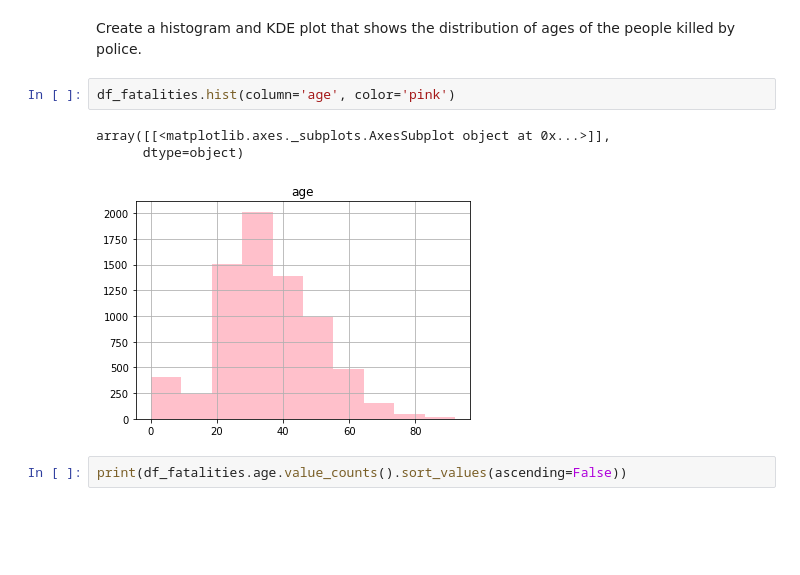
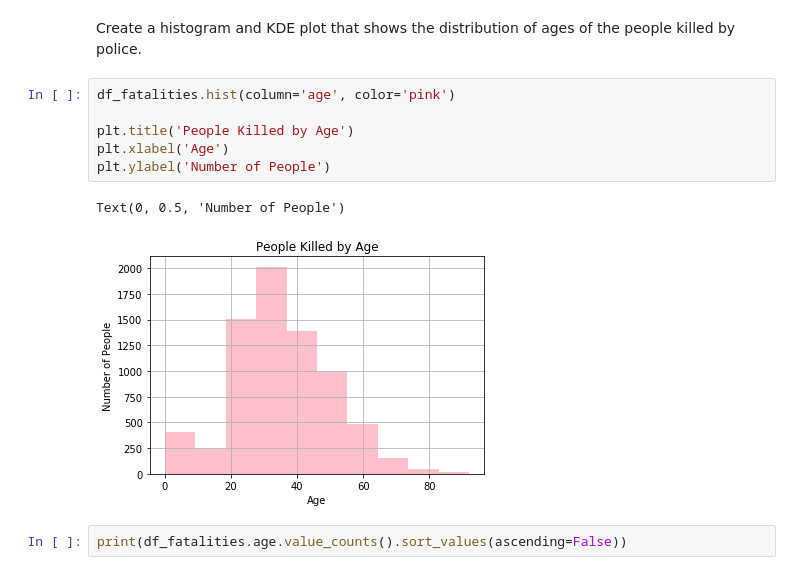
Before and after one commit to rachanahegde/fatal-force-analysis, a Jupyter notebook: Fatal Force Analysis.ipynb, the cells around one changed output. Drawn from its saved outputs; the diff is of its cells as text; blank space fills up the shorter version.

```diff
--- a/Fatal Force Analysis.ipynb
+++ b/Fatal Force Analysis.ipynb
@@ -252,10 +248,13 @@ Percentage of people under 25 is       20.60287610619469
 Create a histogram and KDE plot that shows the distribution of ages of the people killed by police.
 # %%
 df_fatalities.hist(column='age', color='pink')
+
+plt.title('People Killed by Age')
+plt.xlabel('Age')
+plt.ylabel('Number of People')
 # %% [output]
-array([[<matplotlib.axes._subplots.AxesSubplot object at 0x...>]],
-      dtype=object)
+Text(0, 0.5, 'Number of People')
-[figure, old version]
+[figure, new version]
 # %%
 print(df_fatalities.age.value_counts().sort_values(ascending=False))
 # %% [output]
```
Also changed, not shown: parts of 3 cells of this notebook.
